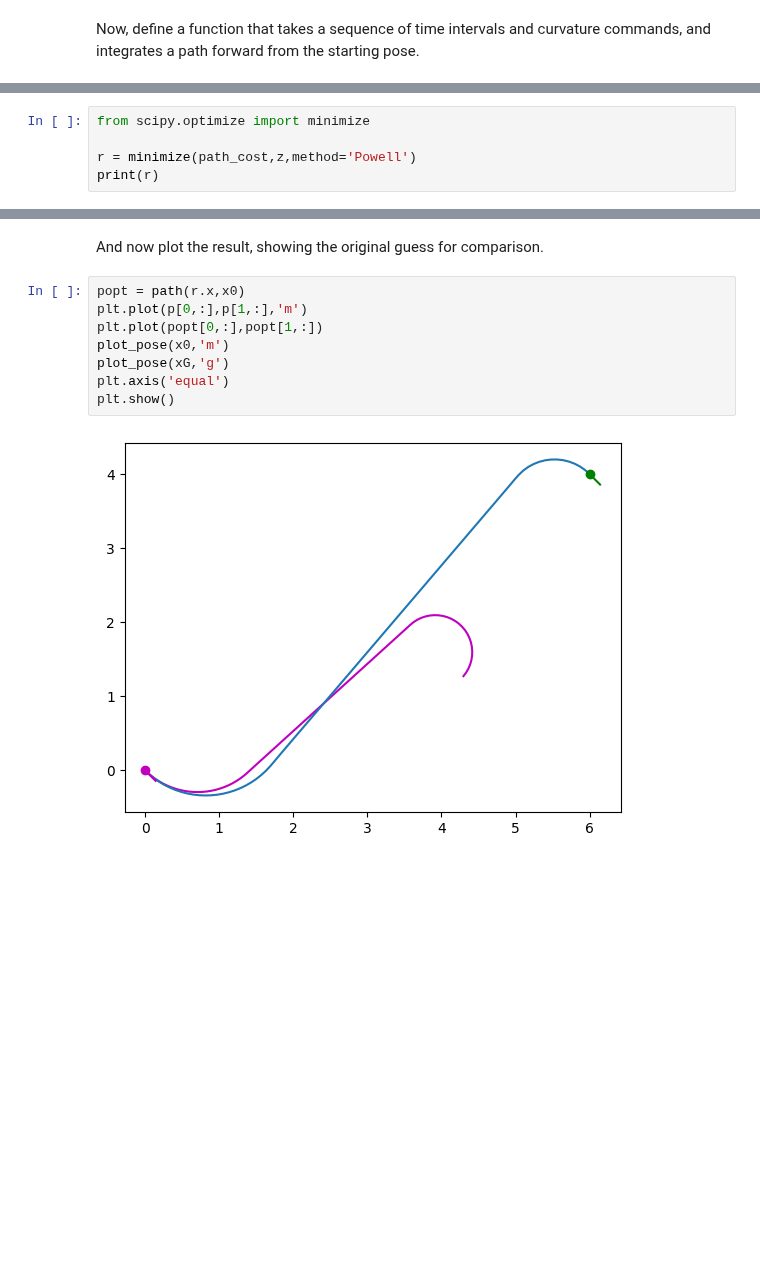
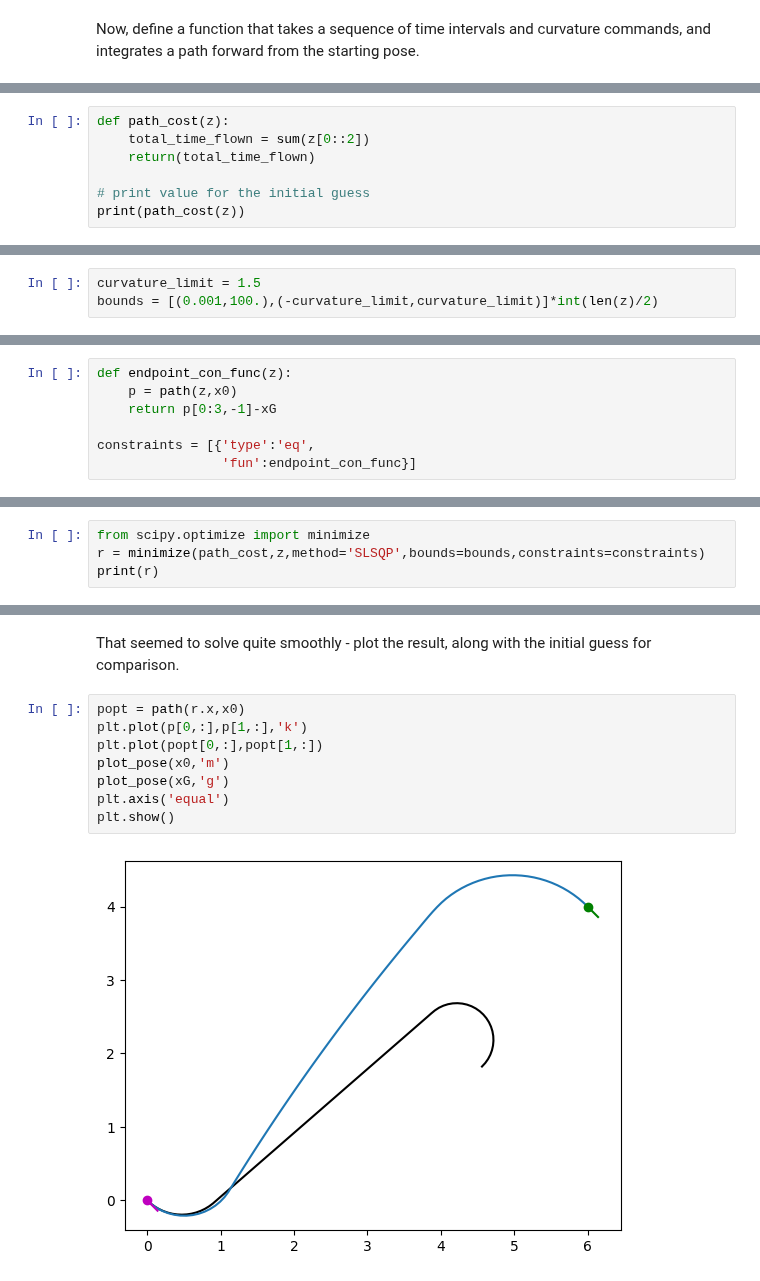
Before and after one commit to arthurrichards77/smply, a Jupyter notebook: shooting.ipynb, the cells around one changed output, grey strips where cells are left out. Cells and saved outputs as stored; diff of their text form; blank space fills up the shorter version.

Commit message:
Refined shooting method example.

```diff
--- a/shooting.ipynb
+++ b/shooting.ipynb
@@ -116,0 +92,7 @@ Having defined the cost, we pass it to one of the built-in optimizers.
+# %%
+def path_cost(z):
+    total_time_flown = sum(z[0::2])
+    return(total_time_flown)
+
+# print value for the initial guess
+print(path_cost(z))
@@ -116,0 +103,3 @@ Having defined the cost, we pass it to one of the built-in optimizers.
+# %%
+curvature_limit = 1.5
+bounds = [(0.001,100.),(-curvature_limit,curvature_limit)]*int(len(z)/2)
@@ -116,0 +108,7 @@ Having defined the cost, we pass it to one of the built-in optimizers.
+# %%
+def endpoint_con_func(z):
+    p = path(z,x0)
+    return p[0:3,-1]-xG
+
+constraints = [{'type':'eq',
+                'fun':endpoint_con_func}]
@@ -117,6 +117,5 @@ Having defined the cost, we pass it to one of the built-in optimizers.
 # %%
 from scipy.optimize import minimize
-
-r = minimize(path_cost,z,method='Powell')
+r = minimize(path_cost,z,method='SLSQP',bounds=bounds,constraints=constraints)
 print(r)
 # %% [output]
@@ -136,12 +133,12 @@ print(r)
 # %% [markdown]
-And now plot the result, showing the original guess for comparison.
+That seemed to solve quite smoothly - plot the result, along with the initial guess for comparison.
 # %%
 popt = path(r.x,x0)
-plt.plot(p[0,:],p[1,:],'m')
+plt.plot(p[0,:],p[1,:],'k')
 plt.plot(popt[0,:],popt[1,:])
 plot_pose(x0,'m')
 plot_pose(xG,'g')
 plt.axis('equal')
 plt.show()
 # %% [output]
-[figure, old version]
+[figure, new version]
```
Also changed, not shown: parts of 25 cells of this notebook.
